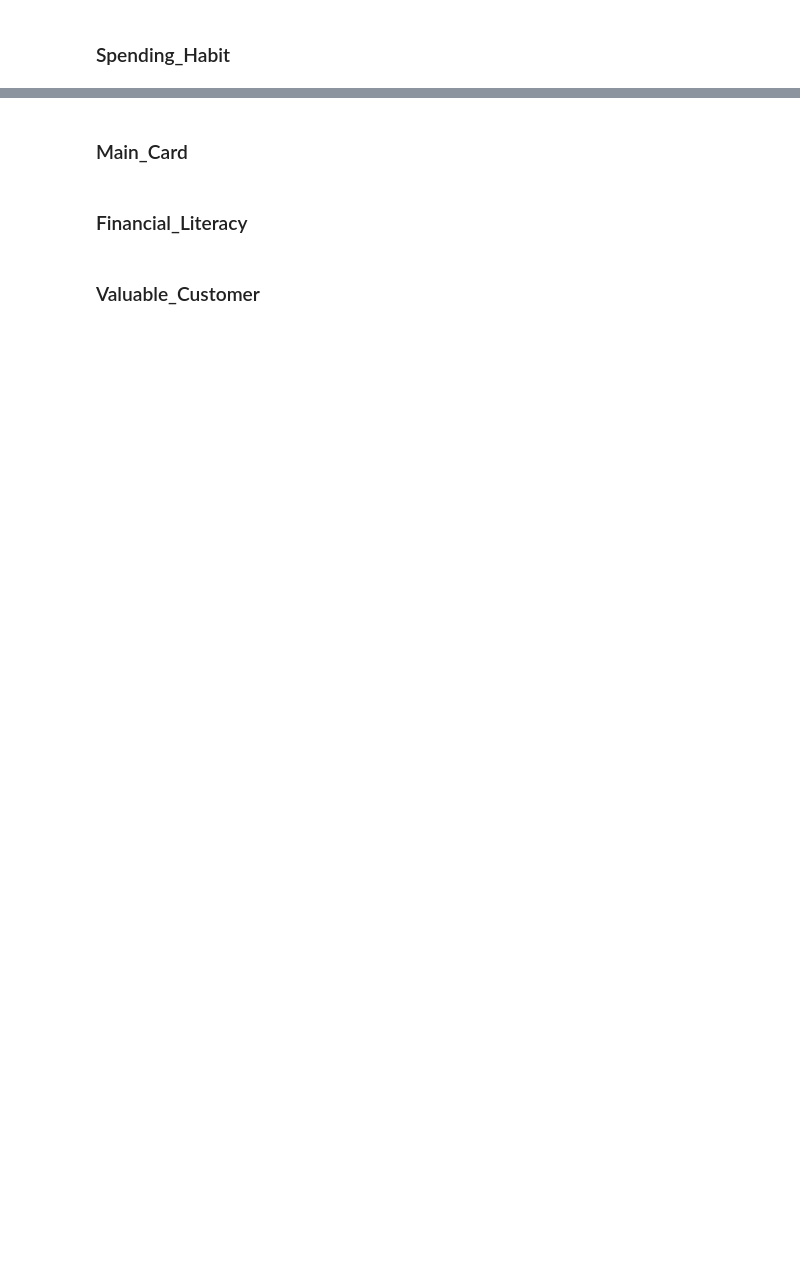
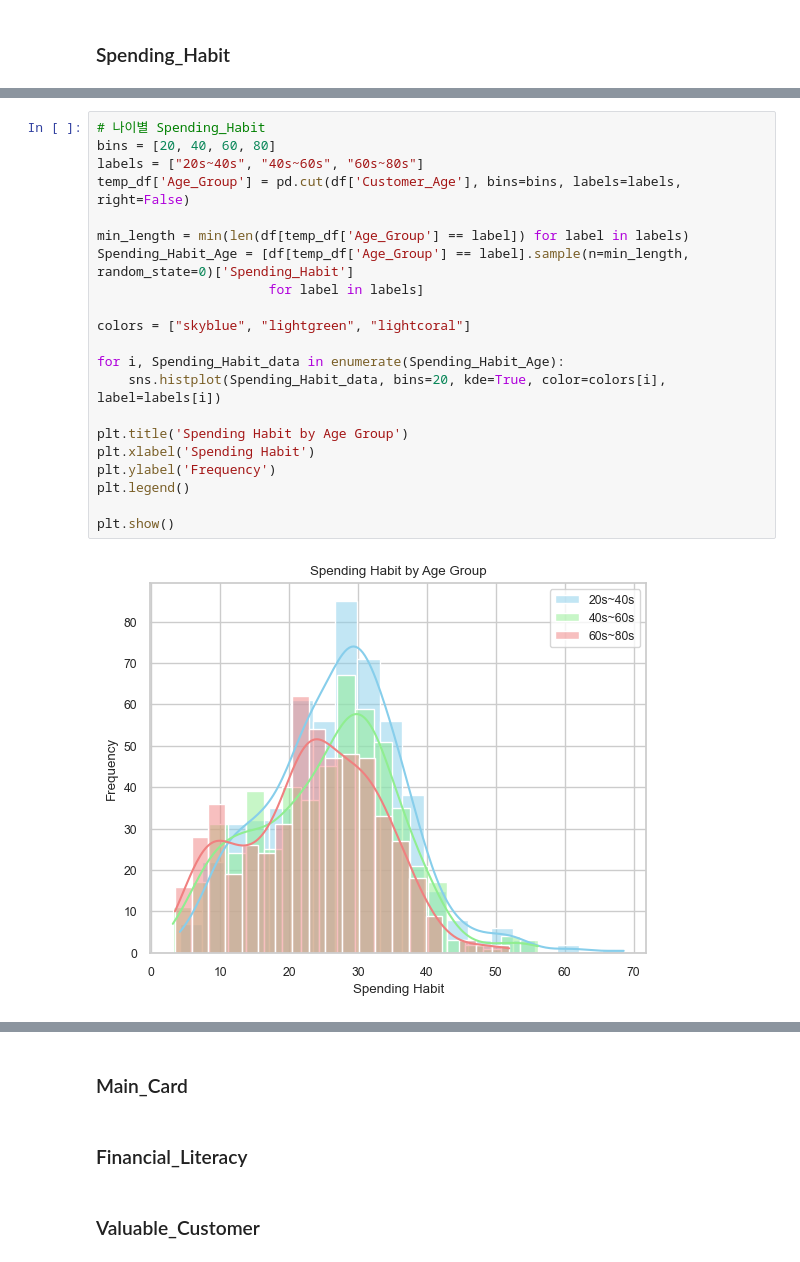
Before and after one commit to myhappydays/Programmers-Data-Analysis-2nd, a Jupyter notebook: Seokjun/Hypothesis_Test.ipynb, the cells around one changed output, grey strips where cells are left out. Saved outputs shown, nothing was run; the diff lists cells and outputs as text; blank space fills up the shorter version.

```diff
--- a/Seokjun/Hypothesis_Test.ipynb
+++ b/Seokjun/Hypothesis_Test.ipynb
@@ -694,0 +729,23 @@ ValueError: could not convert string to float: 'Not New'
+# %%
+# 나이별 Spending_Habit
+bins = [20, 40, 60, 80]
+labels = ["20s~40s", "40s~60s", "60s~80s"]
+temp_df['Age_Group'] = pd.cut(df['Customer_Age'], bins=bins, labels=labels, right=False)
+
+min_length = min(len(df[temp_df['Age_Group'] == label]) for label in labels)
+Spending_Habit_Age = [df[temp_df['Age_Group'] == label].sample(n=min_length, random_state=0)['Spending_Habit']
+                      for label in labels]
+
+colors = ["skyblue", "lightgreen", "lightcoral"]
+
+for i, Spending_Habit_data in enumerate(Spending_Habit_Age):
+    sns.histplot(Spending_Habit_data, bins=20, kde=True, color=colors[i], label=labels[i])
+
+plt.title('Spending Habit by Age Group')
+plt.xlabel('Spending Habit')
+plt.ylabel('Frequency')
+plt.legend()
+
+plt.show()
+# %% [output]
+[figure, added]
```
Also changed, not shown: parts of 12 cells of this notebook.
